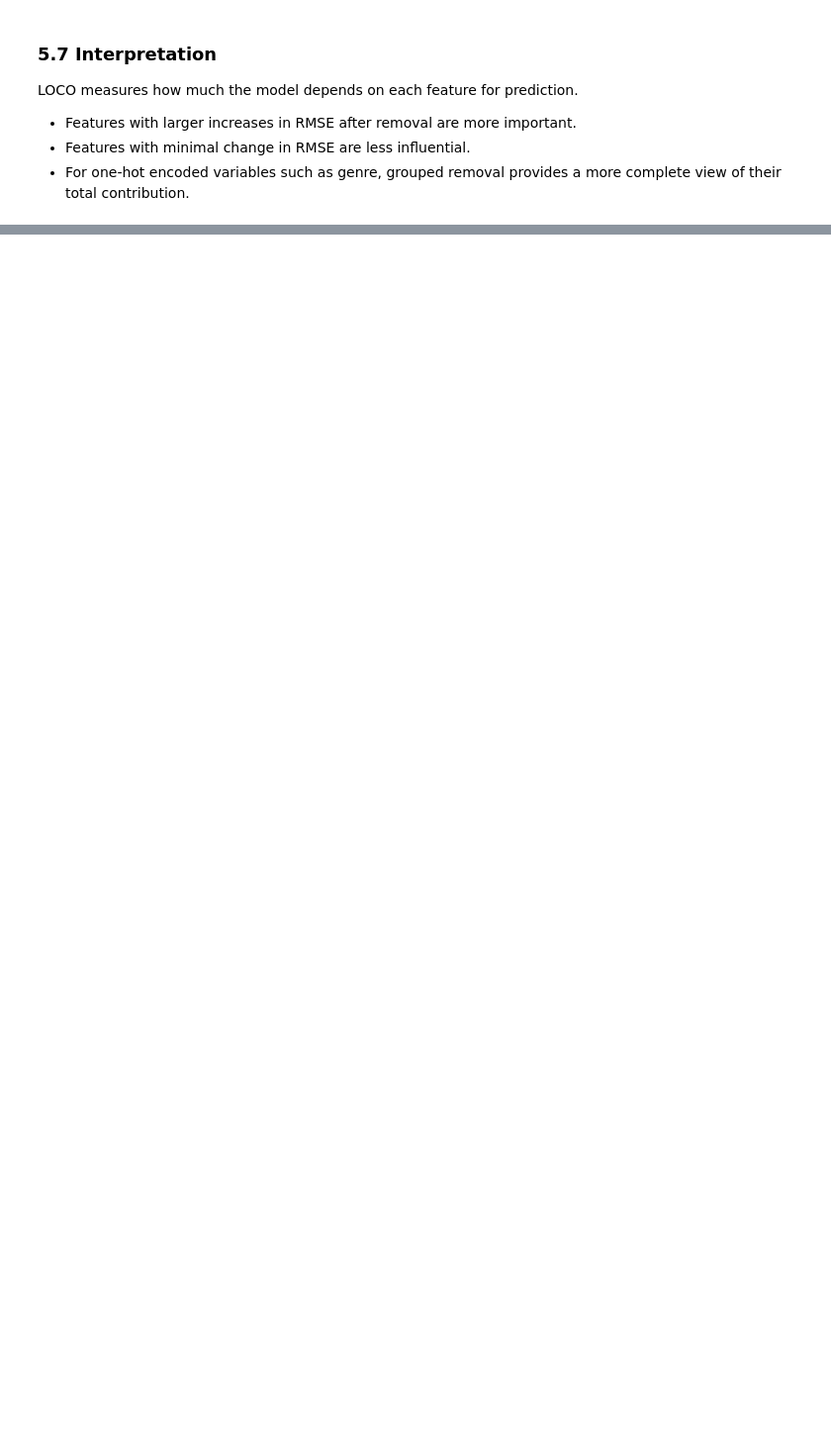
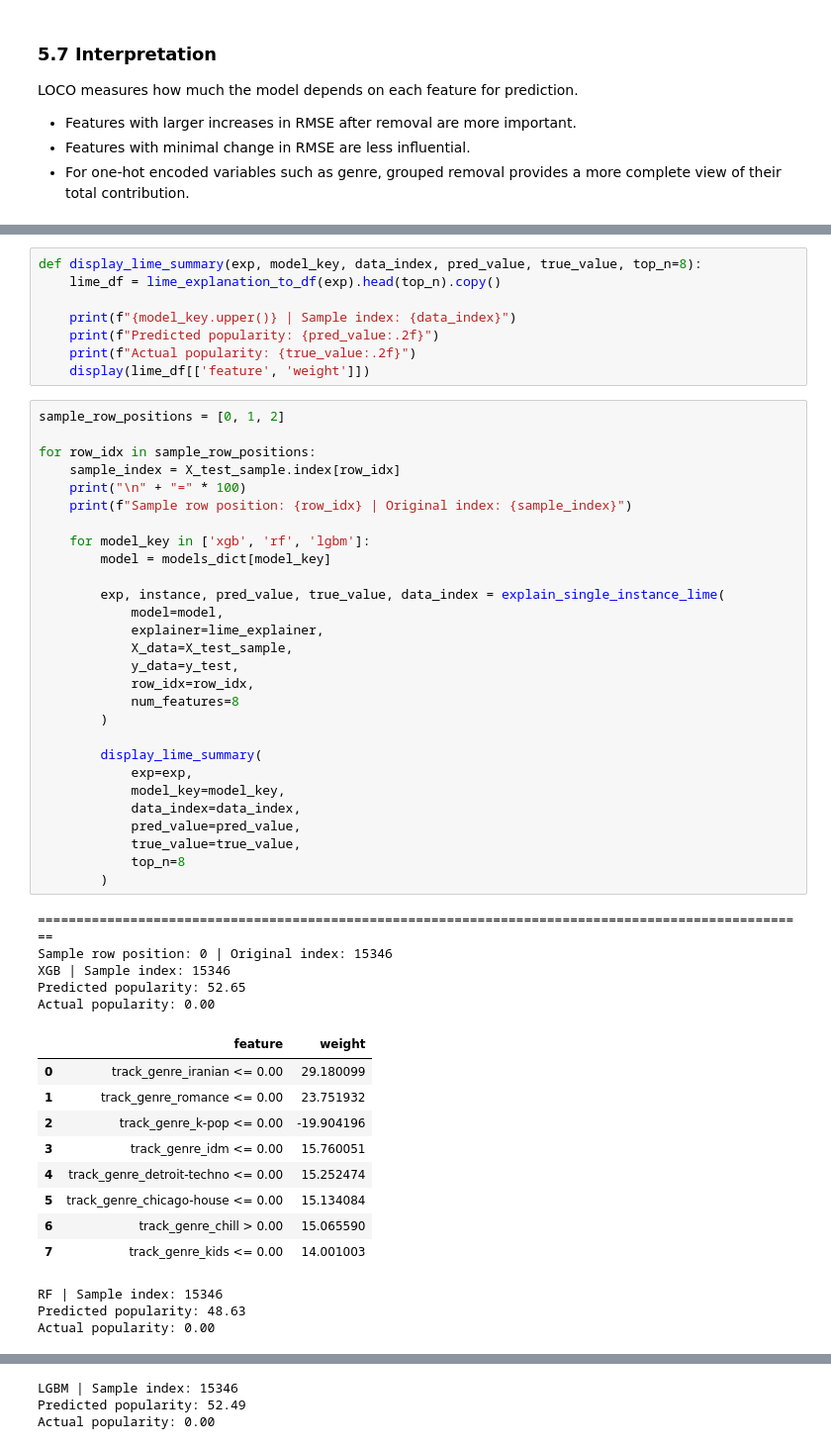
Before and after one commit to Hrithik-Kannan-Krishnan/SoundCheck, a Jupyter notebook: notebooks/spotify_xai.ipynb, the cells around one changed output, grey strips where cells are left out. Shown at 99% size. Drawn from its saved outputs; the diff is of its cells as text; blank space fills up the shorter version.

Commit message:
LIME model added as part #6

```diff
--- a/notebooks/spotify_xai.ipynb
+++ b/notebooks/spotify_xai.ipynb
@@ -788,0 +819,54 @@ LOCO measures how much the model depends on each feature for prediction.
+# %%
+def display_lime_summary(exp, model_key, data_index, pred_value, true_value, top_n=8):
+    lime_df = lime_explanation_to_df(exp).head(top_n).copy()
+
+    print(f"{model_key.upper()} | Sample index: {data_index}")
+    print(f"Predicted popularity: {pred_value:.2f}")
+    print(f"Actual popularity: {true_value:.2f}")
+    display(lime_df[['feature', 'weight']])
+# %%
+sample_row_positions = [0, 1, 2]
+
+for row_idx in sample_row_positions:
+    sample_index = X_test_sample.index[row_idx]
+    print("\n" + "=" * 100)
+    print(f"Sample row position: {row_idx} | Original index: {sample_index}")
+
+    for model_key in ['xgb', 'rf', 'lgbm']:
+        model = models_dict[model_key]
+
+        exp, instance, pred_value, true_value, data_index = explain_single_instance_lime(
+            model=model,
+            explainer=lime_explainer,
+            X_data=X_test_sample,
+            y_data=y_test,
+            row_idx=row_idx,
+            num_features=8
+        )
+
+        display_lime_summary(
+            exp=exp,
+            model_key=model_key,
+            data_index=data_index,
+            pred_value=pred_value,
+            true_value=true_value,
+            top_n=8
+        )
+# %% [output]
+====================================================================================================
+Sample row position: 0 | Original index: 15346
+XGB | Sample index: 15346
+Predicted popularity: 52.65
+Actual popularity: 0.00
+|  | feature | weight |
+| 0 | track_genre_iranian <= 0.00 | 29.180099 |
+| 1 | track_genre_romance <= 0.00 | 23.751932 |
+| 2 | track_genre_k-pop <= 0.00 | -19.904196 |
+| 3 | track_genre_idm <= 0.00 | 15.760051 |
+| 4 | track_genre_detroit-techno <= 0.00 | 15.252474 |
+| 5 | track_genre_chicago-house <= 0.00 | 15.134084 |
+| 6 | track_genre_chill > 0.00 | 15.065590 |
+| 7 | track_genre_kids <= 0.00 | 14.001003 |
+RF | Sample index: 15346
+Predicted popularity: 48.63
+Actual popularity: 0.00
@@ -788,0 +882,3 @@ LOCO measures how much the model depends on each feature for prediction.
+LGBM | Sample index: 15346
+Predicted popularity: 52.49
+Actual popularity: 0.00
```
Also changed, not shown: parts of 17 cells of this notebook, 2 other files.
